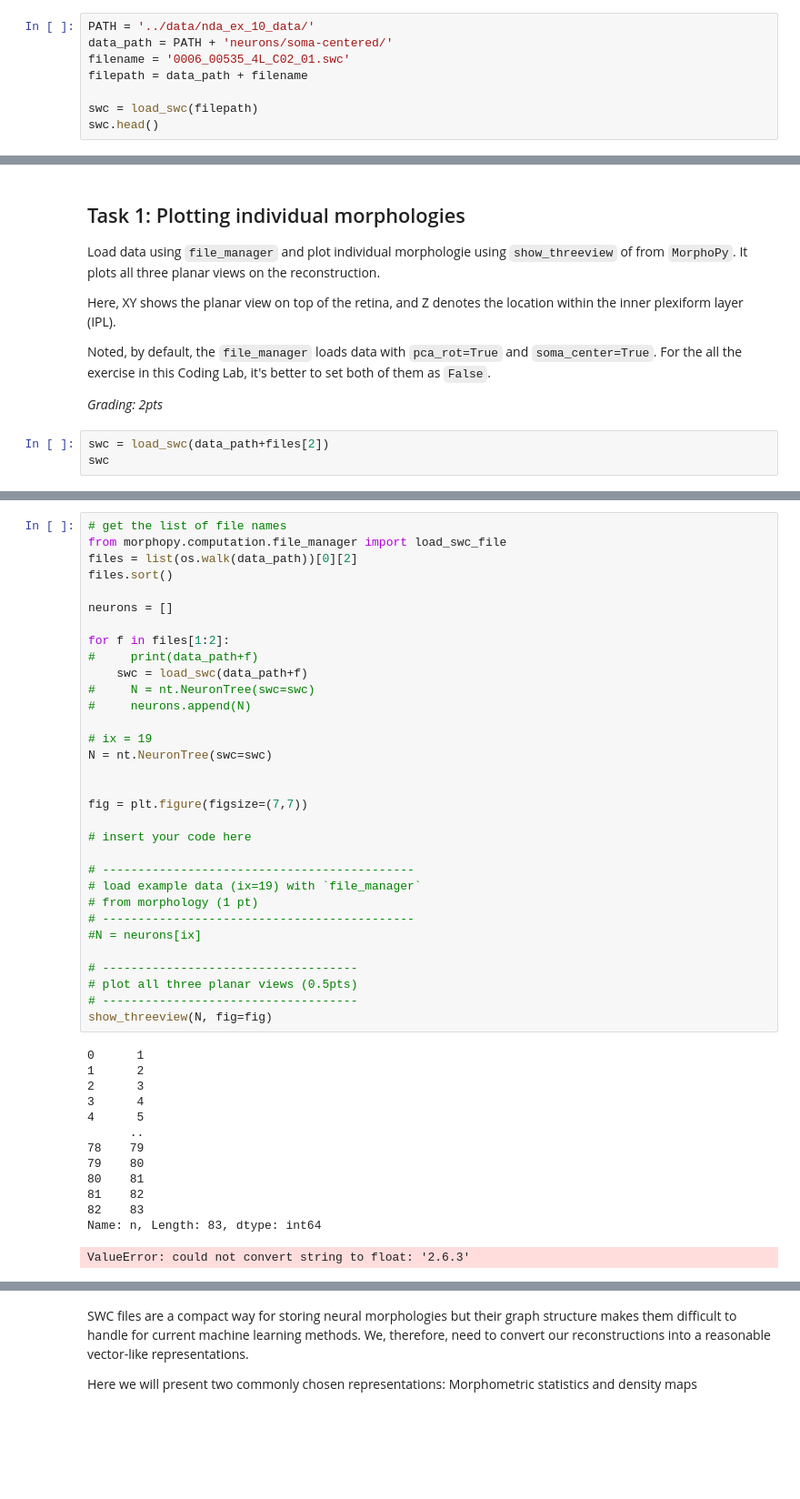
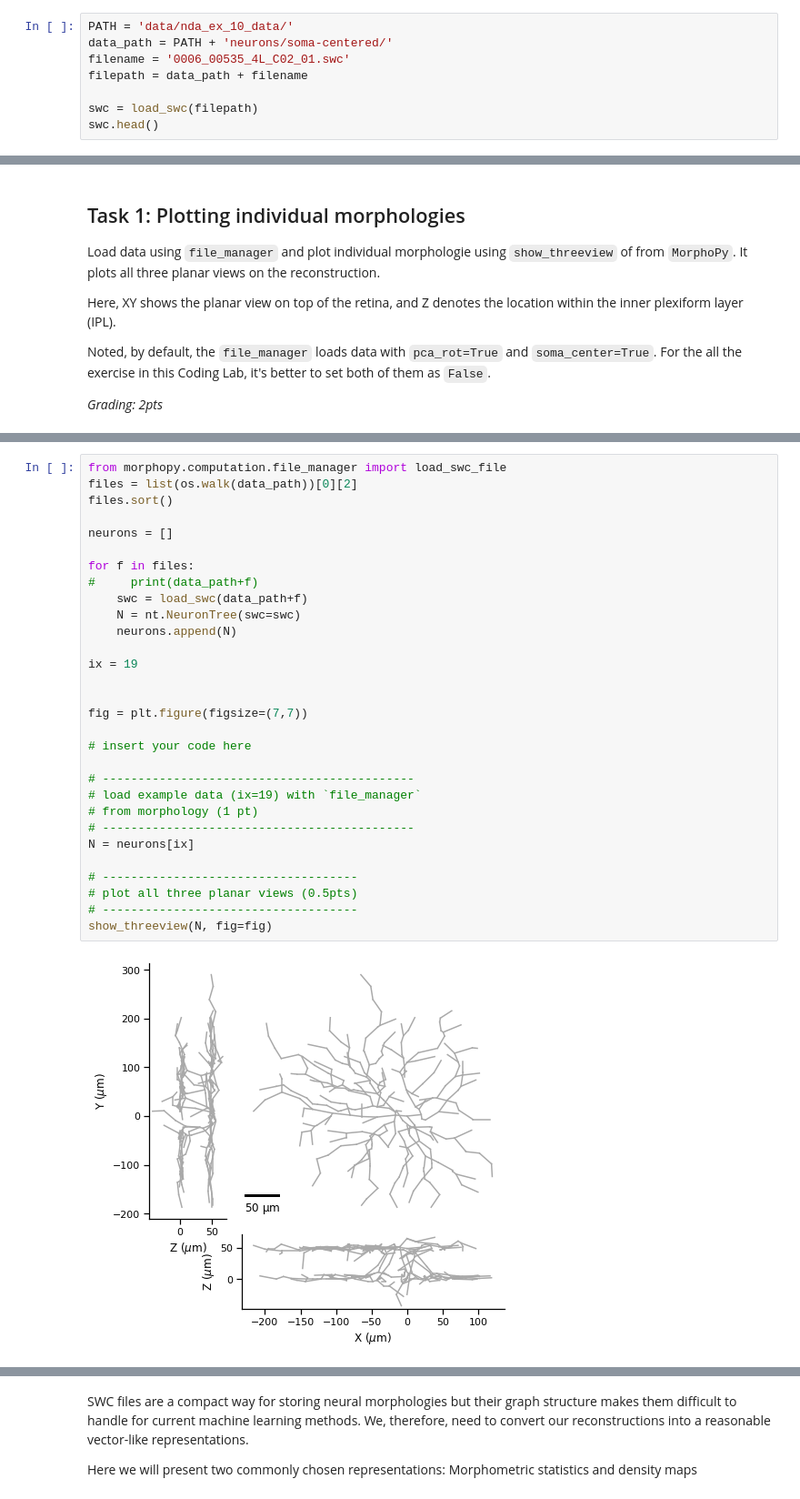
Before and after one commit to mdittschar/NDS, a Jupyter notebook: CodingLab10.ipynb, the cells around one changed output, grey strips where cells are left out. Shown at 91% size. Cells and saved outputs as stored; diff of their text form; blank space fills up the shorter version.

```diff
--- a/CodingLab10.ipynb
+++ b/CodingLab10.ipynb
@@ -75,7 +77,7 @@ def load_swc(filepath):
 
 colors = sns.color_palette('rainbow_r', n_colors=14)
 # %%
-PATH = '../data/nda_ex_10_data/'
+PATH = 'data/nda_ex_10_data/'
 data_path = PATH + 'neurons/soma-centered/'
 filename = '0006_00535_4L_C02_01.swc'
 filepath = data_path + filename
@@ -116,6 +118,3 @@ Here, XY shows the planar view on top of the retina, and Z denotes the location
 Noted, by default, the `file_manager` loads data with `pca_rot=True` and `soma_center=True`. For the all the exercise in this Coding Lab, it's better to set both of them as `False`.
 
 *Grading: 2pts*
-# %%
-swc = load_swc(data_path+files[2])
-swc
@@ -138,46 +139,32 @@ swc
 # %%
-# get the list of file names
 from morphopy.computation.file_manager import load_swc_file
 files = list(os.walk(data_path))[0][2]
 files.sort()
 
 neurons = []
 
-for f in files[1:2]:
+for f in files:
 #     print(data_path+f)
     swc = load_swc(data_path+f)
-#     N = nt.NeuronTree(swc=swc)
-#     neurons.append(N)
+    N = nt.NeuronTree(swc=swc)
+    neurons.append(N)
 
-# ix = 19
-N = nt.NeuronTree(swc=swc)
+ix = 19
 
 
 fig = plt.figure(figsize=(7,7))
 
 # insert your code here
 
 # --------------------------------------------
 # load example data (ix=19) with `file_manager`
 # from morphology (1 pt)
 # --------------------------------------------
-#N = neurons[ix]
+N = neurons[ix]
 
 # ------------------------------------
 # plot all three planar views (0.5pts)
 # ------------------------------------
 show_threeview(N, fig=fig)
 # %% [output]
-0      1
-1      2
-2      3
-3      4
-4      5
-      ..
-78    79
-79    80
-80    81
-81    82
-82    83
-Name: n, Length: 83, dtype: int64
-ValueError: could not convert string to float: '2.6.3'
+[figure, added]
```
Also changed, not shown: parts of 17 cells of this notebook.
